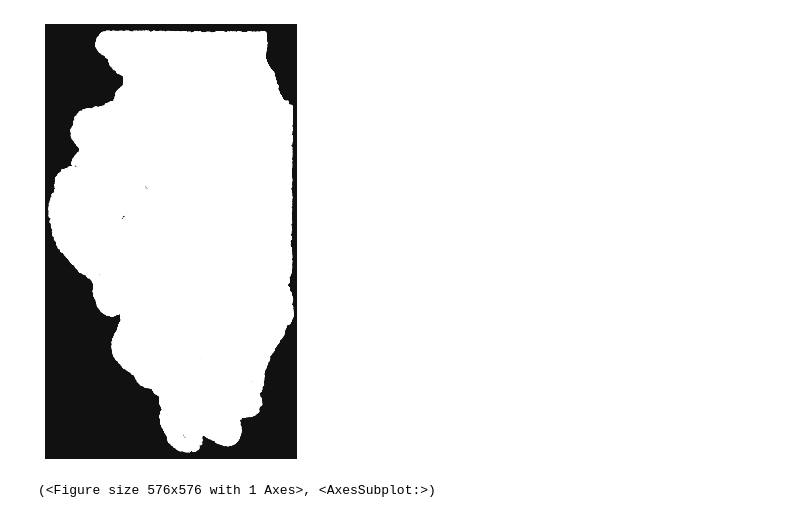
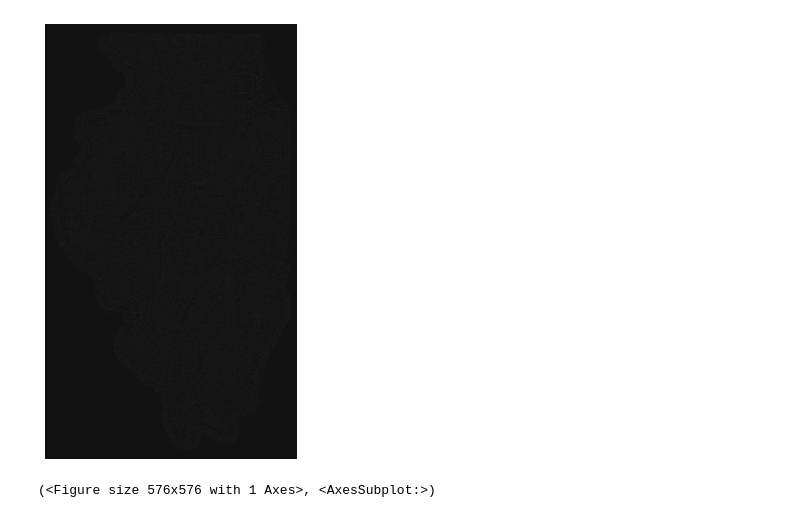
Before and after one commit to GIS4DEV/illinois-accessibility, a Jupyter notebook: osmnx_test.ipynb, the cells around one changed output. Drawn from its saved outputs; the diff is of its cells as text; code cells hidden in the pictures.

```diff
--- a/osmnx_test.ipynb
+++ b/osmnx_test.ipynb
@@ -3,7 +3,7 @@ import osmnx as ox
 # %%
 il_net = ox.load_graphml('data/il_network.graphml')
 
-ox.plot_graph(il_net)
+ox.plot_graph(il_net,node_size=0,edge_linewidth=.01)
 # %% [output]
-[figure, old version]
+[figure, new version]
 (<Figure size 576x576 with 1 Axes>, <AxesSubplot:>)
```
Also changed, not shown: 2 other files.
